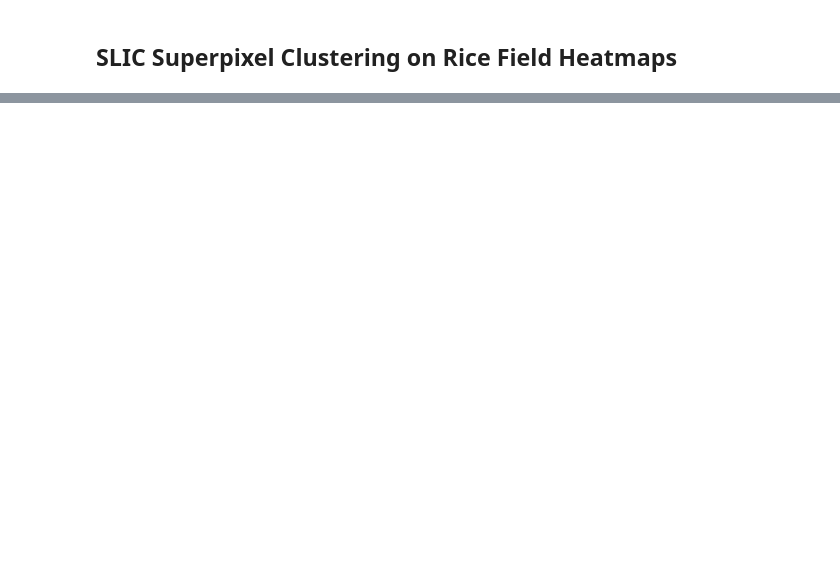
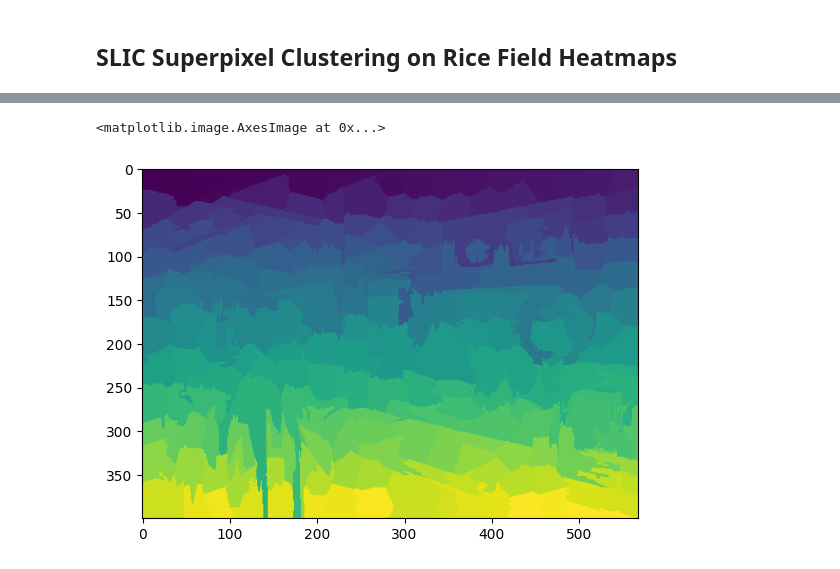
Before and after one commit to astonishedrobo/Unsup, a Jupyter notebook: data_utils/Clustering.ipynb, the cells around one changed output, grey strips where cells are left out. Cells and saved outputs as stored; diff of their text form; code cells hidden in the pictures; blank space fills up the shorter version.

```diff
--- a/data_utils/Clustering.ipynb
+++ b/data_utils/Clustering.ipynb
@@ -155,0 +212,3 @@ for input_image in input_images:
+# %%
+segmentation_array = slic(image, n_segments=num_clusters, compactness=compactness)
+lab_image = rgb2lab(image)[:, :, 0]
@@ -155,0 +220,5 @@ for input_image in input_images:
+# %%
+plt.imshow(segmentation_array)
+# %% [output]
+<matplotlib.image.AxesImage at 0x...>
+[figure, added]
```
Also changed, not shown: parts of 34 cells of this notebook, 7 other files.
